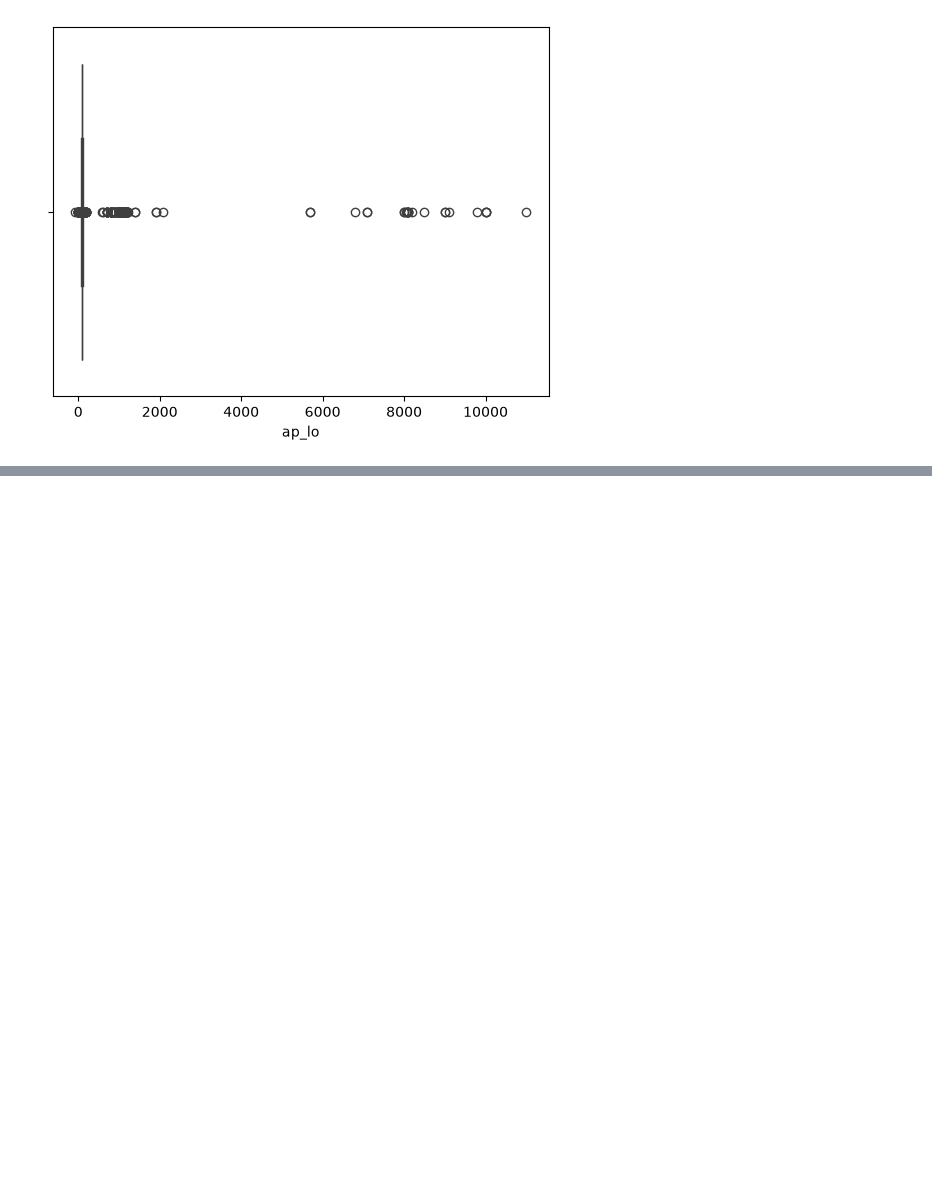
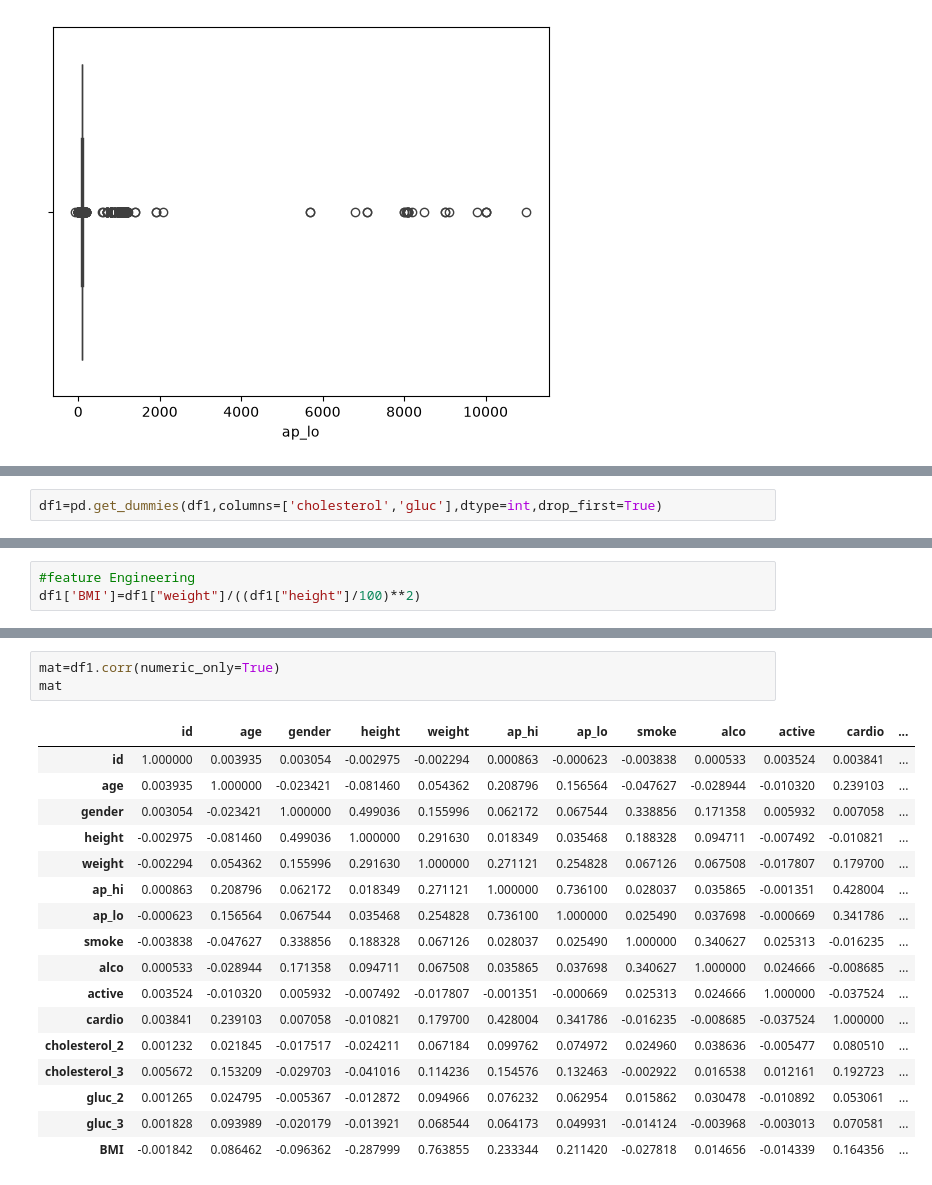
Before and after one commit to aon-muhammad/HeartDiseasePrediction, a Jupyter notebook: model.ipynb, the cells around one changed output, grey strips where cells are left out. Saved outputs shown, nothing was run; the diff lists cells and outputs as text; blank space fills up the shorter version.

```diff
--- a/model.ipynb
+++ b/model.ipynb
@@ -158,0 +199,2 @@ sns.boxplot(df1,x='ap_lo')
+# %%
+df1=pd.get_dummies(df1,columns=['cholesterol','gluc'],dtype=int,drop_first=True)
@@ -158,0 +210,3 @@ sns.boxplot(df1,x='ap_lo')
+# %%
+#feature Engineering
+df1['BMI']=df1["weight"]/((df1["height"]/100)**2)
@@ -158,0 +242,21 @@ sns.boxplot(df1,x='ap_lo')
+# %%
+mat=df1.corr(numeric_only=True)
+mat
+# %% [output]
+|  | id | age | gender | height | weight | ap_hi | ap_lo | smoke | alco | active | cardio | ... |
+| id | 1.000000 | 0.003935 | 0.003054 | -0.002975 | -0.002294 | 0.000863 | -0.000623 | -0.003838 | 0.000533 | 0.003524 | 0.003841 | ... |
+| age | 0.003935 | 1.000000 | -0.023421 | -0.081460 | 0.054362 | 0.208796 | 0.156564 | -0.047627 | -0.028944 | -0.010320 | 0.239103 | ... |
+| gender | 0.003054 | -0.023421 | 1.000000 | 0.499036 | 0.155996 | 0.062172 | 0.067544 | 0.338856 | 0.171358 | 0.005932 | 0.007058 | ... |
+| height | -0.002975 | -0.081460 | 0.499036 | 1.000000 | 0.291630 | 0.018349 | 0.035468 | 0.188328 | 0.094711 | -0.007492 | -0.010821 | ... |
+| weight | -0.002294 | 0.054362 | 0.155996 | 0.291630 | 1.000000 | 0.271121 | 0.254828 | 0.067126 | 0.067508 | -0.017807 | 0.179700 | ... |
+| ap_hi | 0.000863 | 0.208796 | 0.062172 | 0.018349 | 0.271121 | 1.000000 | 0.736100 | 0.028037 | 0.035865 | -0.001351 | 0.428004 | ... |
+| ap_lo | -0.000623 | 0.156564 | 0.067544 | 0.035468 | 0.254828 | 0.736100 | 1.000000 | 0.025490 | 0.037698 | -0.000669 | 0.341786 | ... |
+| smoke | -0.003838 | -0.047627 | 0.338856 | 0.188328 | 0.067126 | 0.028037 | 0.025490 | 1.000000 | 0.340627 | 0.025313 | -0.016235 | ... |
+| alco | 0.000533 | -0.028944 | 0.171358 | 0.094711 | 0.067508 | 0.035865 | 0.037698 | 0.340627 | 1.000000 | 0.024666 | -0.008685 | ... |
+| active | 0.003524 | -0.010320 | 0.005932 | -0.007492 | -0.017807 | -0.001351 | -0.000669 | 0.025313 | 0.024666 | 1.000000 | -0.037524 | ... |
+| cardio | 0.003841 | 0.239103 | 0.007058 | -0.010821 | 0.179700 | 0.428004 | 0.341786 | -0.016235 | -0.008685 | -0.037524 | 1.000000 | ... |
+| cholesterol_2 | 0.001232 | 0.021845 | -0.017517 | -0.024211 | 0.067184 | 0.099762 | 0.074972 | 0.024960 | 0.038636 | -0.005477 | 0.080510 | ... |
+| cholesterol_3 | 0.005672 | 0.153209 | -0.029703 | -0.041016 | 0.114236 | 0.154576 | 0.132463 | -0.002922 | 0.016538 | 0.012161 | 0.192723 | ... |
+| gluc_2 | 0.001265 | 0.024795 | -0.005367 | -0.012872 | 0.094966 | 0.076232 | 0.062954 | 0.015862 | 0.030478 | -0.010892 | 0.053061 | ... |
+| gluc_3 | 0.001828 | 0.093989 | -0.020179 | -0.013921 | 0.068544 | 0.064173 | 0.049931 | -0.014124 | -0.003968 | -0.003013 | 0.070581 | ... |
+| BMI | -0.001842 | 0.086462 | -0.096362 | -0.287999 | 0.763855 | 0.233344 | 0.211420 | -0.027818 | 0.014656 | -0.014339 | 0.164356 | ... |
```
Also changed, not shown: parts of 40 cells of this notebook.
